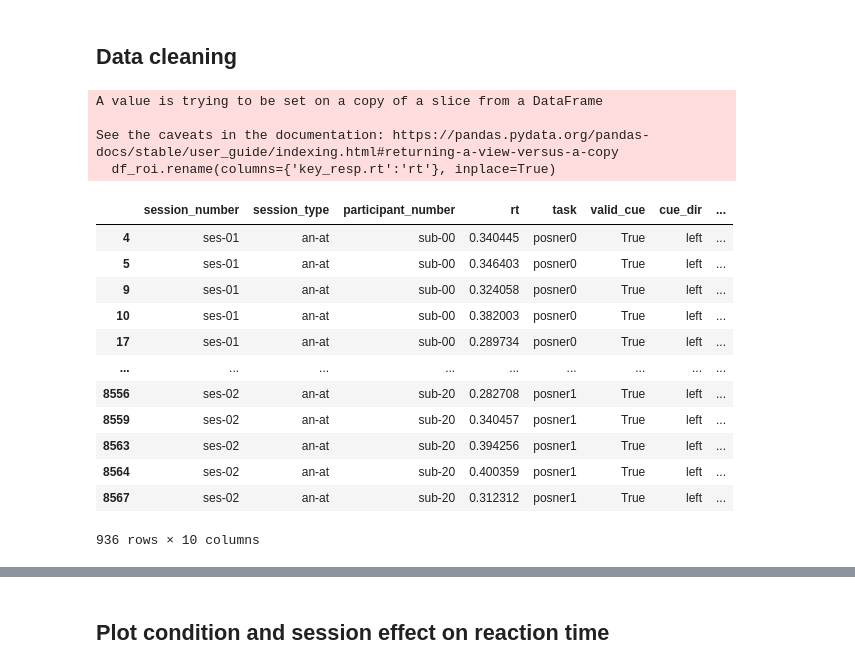
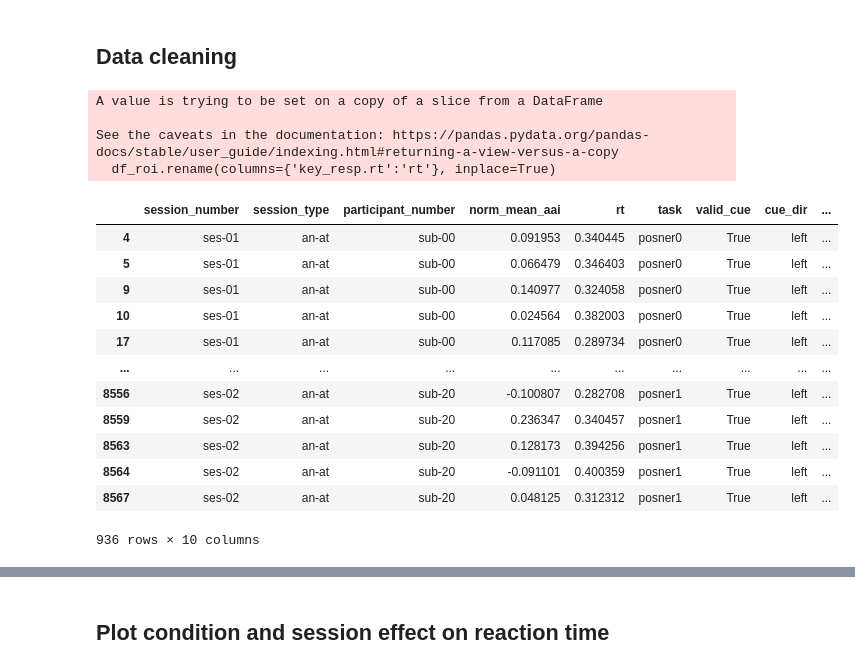
Before and after one commit to locua/joint-analysis, a Jupyter notebook: analysis.ipynb, the cells around one changed output, grey strips where cells are left out. Saved outputs shown, nothing was run; the diff lists cells and outputs as text; code cells hidden in the pictures.

```diff
--- a/analysis.ipynb
+++ b/analysis.ipynb
@@ -18,0 +25,14 @@ Index(['Unnamed: 0', 'section', 'task_section', 'task', 'trial_id', 'cue_dir',
+# %%
+temp_df = df[(df['task'] == 'baseline0') & (df['section'] == 'baseline_ec-0')].copy()
+temp_df.set_index(['participant_number', 'session_number'], inplace=True)
+
+# Apply the subtraction operation to the rows in the original DataFrame where 'task_section' is either 'pos' or 'nfb'
+def subtract_baseline(row):
+    if row['task_section'] in ['pos', 'nfb']:
+        return row['mean_aai'] - temp_df.loc[(row['participant_number'], row['session_number']), 'mean_aai']
+    else:
+        return np.nan
+
+df['norm_mean_aai'] = df.apply(subtract_baseline, axis=1)
+
+df.head()
@@ -23,6 +51,7 @@ Index(['Unnamed: 0', 'section', 'task_section', 'task', 'trial_id', 'cue_dir',
 df_roi = df[['session_number',
              'session_type',
              'participant_number',
+             'norm_mean_aai',
              'key_resp.rt',
              'task',
              'valid_cue',
@@ -50,45 +79,45 @@ df_roi = df_roi.drop(df_roi[df_roi['task'] == 'neurofeedback3'].index)
 assert df_roi.task.unique()[0]=='posner0'
 assert df_roi.task.unique()[1]=='posner1'
 assert len(df_roi.task.unique())==2
 
 # Drop invalid trials
 df_roi = df_roi.drop(df_roi[df_roi['valid_cue'] == False].index)
 assert df_roi.valid_cue.unique()==True
 
 # Keep only left cues
 df_roi = df_roi.drop(df_roi[df_roi['cue_dir'] == 'centre'].index)
 df_roi = df_roi.drop(df_roi[df_roi['cue_dir'] == 'right'].index)
 assert df_roi.cue_dir.unique()=='left'
 
 # Keep only correct responses:
 df_roi = df_roi.drop(df_roi[df_roi['correct_response'] == False].index)
 assert df_roi.correct_response.unique()==True
 
 # Just look at session 1 posner a versus session 2 posner b
 df_roi = df_roi.drop(df_roi[(df_roi['session_number'] == 'ses-01') & (df_roi['task'] == 'posner1') |
                 (df_roi['session_number'] == 'ses-02') & (df_roi['task'] == 'posner0')].index)
 # Double check
 assert all(df_roi.loc[df_roi['session_number'] == 'ses-01', 'task'] == 'posner0')
 assert all(df_roi.loc[df_roi['session_number'] == 'ses-02', 'task'] == 'posner1')
 
 df_roi
 # %% [output]
 A value is trying to be set on a copy of a slice from a DataFrame
 
 See the caveats in the documentation: https://pandas.pydata.org/pandas-docs/stable/user_guide/indexing.html#returning-a-view-versus-a-copy
   df_roi.rename(columns={'key_resp.rt':'rt'}, inplace=True)
-|  | session_number | session_type | participant_number | rt | task | valid_cue | cue_dir | ... |
-| 4 | ses-01 | an-at | sub-00 | 0.340445 | posner0 | True | left | ... |
-| 5 | ses-01 | an-at | sub-00 | 0.346403 | posner0 | True | left | ... |
-| 9 | ses-01 | an-at | sub-00 | 0.324058 | posner0 | True | left | ... |
-| 10 | ses-01 | an-at | sub-00 | 0.382003 | posner0 | True | left | ... |
-| 17 | ses-01 | an-at | sub-00 | 0.289734 | posner0 | True | left | ... |
-| ... | ... | ... | ... | ... | ... | ... | ... | ... |
-| 8556 | ses-02 | an-at | sub-20 | 0.282708 | posner1 | True | left | ... |
-| 8559 | ses-02 | an-at | sub-20 | 0.340457 | posner1 | True | left | ... |
-| 8563 | ses-02 | an-at | sub-20 | 0.394256 | posner1 | True | left | ... |
-| 8564 | ses-02 | an-at | sub-20 | 0.400359 | posner1 | True | left | ... |
-| 8567 | ses-02 | an-at | sub-20 | 0.312312 | posner1 | True | left | ... |
+|  | session_number | session_type | participant_number | norm_mean_aai | rt | task | valid_cue | cue_dir | ... |
+| 4 | ses-01 | an-at | sub-00 | 0.091953 | 0.340445 | posner0 | True | left | ... |
+| 5 | ses-01 | an-at | sub-00 | 0.066479 | 0.346403 | posner0 | True | left | ... |
+| 9 | ses-01 | an-at | sub-00 | 0.140977 | 0.324058 | posner0 | True | left | ... |
+| 10 | ses-01 | an-at | sub-00 | 0.024564 | 0.382003 | posner0 | True | left | ... |
+| 17 | ses-01 | an-at | sub-00 | 0.117085 | 0.289734 | posner0 | True | left | ... |
+| ... | ... | ... | ... | ... | ... | ... | ... | ... | ... |
+| 8556 | ses-02 | an-at | sub-20 | -0.100807 | 0.282708 | posner1 | True | left | ... |
+| 8559 | ses-02 | an-at | sub-20 | 0.236347 | 0.340457 | posner1 | True | left | ... |
+| 8563 | ses-02 | an-at | sub-20 | 0.128173 | 0.394256 | posner1 | True | left | ... |
+| 8564 | ses-02 | an-at | sub-20 | -0.091101 | 0.400359 | posner1 | True | left | ... |
+| 8567 | ses-02 | an-at | sub-20 | 0.048125 | 0.312312 | posner1 | True | left | ... |
 936 rows × 10 columns
 # %%
 # Function to determine the group of each participant
```
Also changed, not shown: parts of 21 cells of this notebook.
